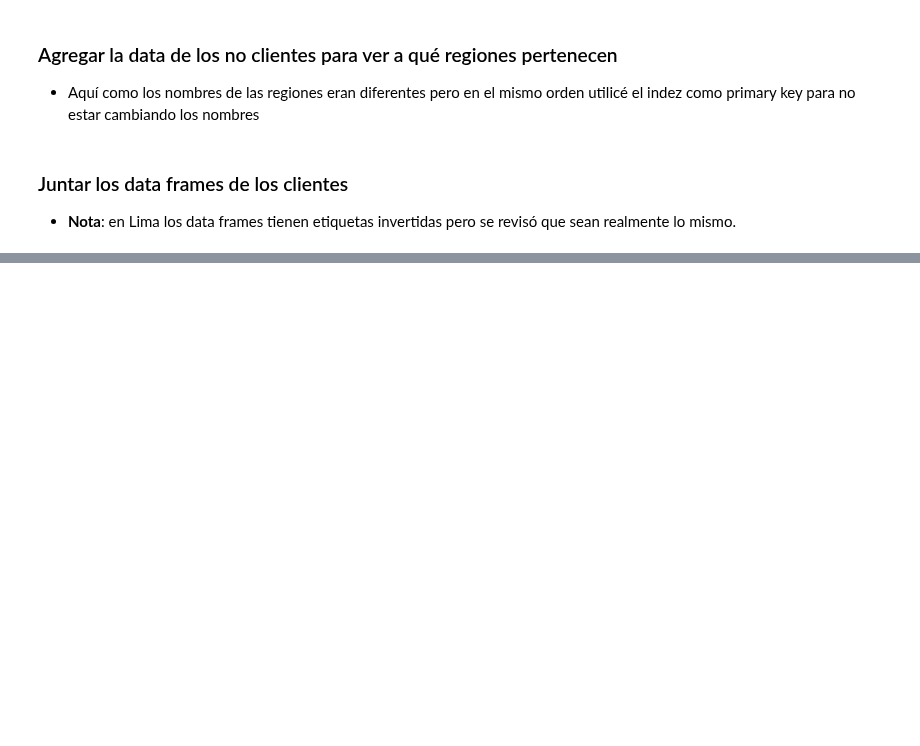
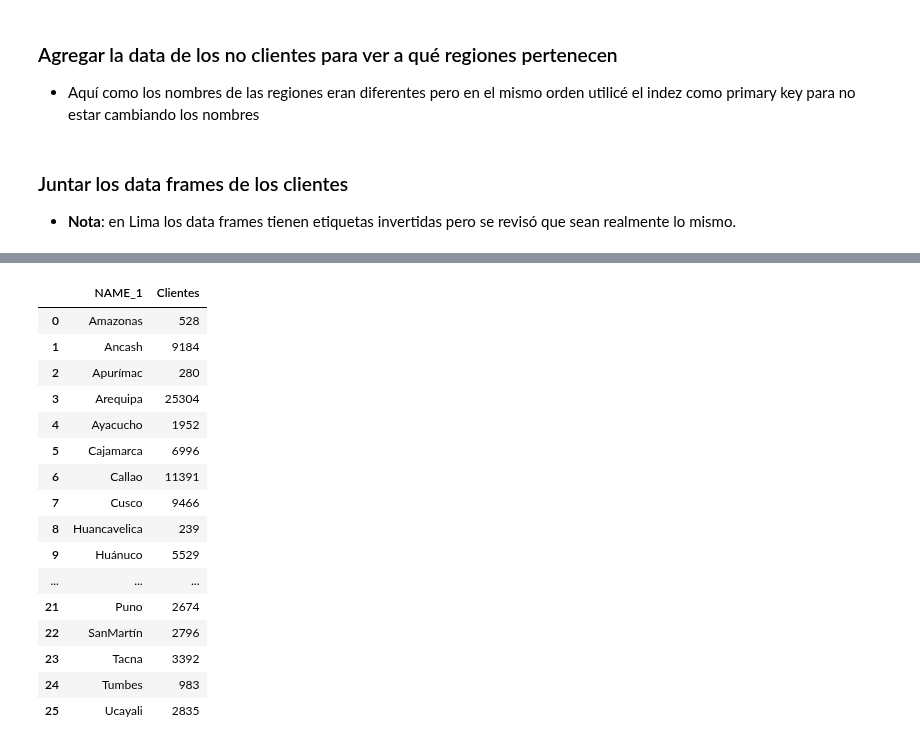
Before and after one commit to jsaraviadrago/Misc-Portfolio, a Jupyter notebook: Script_Peru_region_map.ipynb, the cells around one changed output, grey strips where cells are left out. Cells and saved outputs as stored; diff of their text form; code cells hidden in the pictures; blank space fills up the shorter version.

```diff
--- a/Script_Peru_region_map.ipynb
+++ b/Script_Peru_region_map.ipynb
@@ -102,0 +106,21 @@ plt.show()
+# %%
+Clientes_resumen = data_final[['NAME_1', 'Clientes']]
+Clientes_resumen
+# %% [output]
+|  | NAME_1 | Clientes |
+| 0 | Amazonas | 528 |
+| 1 | Ancash | 9184 |
+| 2 | Apurímac | 280 |
+| 3 | Arequipa | 25304 |
+| 4 | Ayacucho | 1952 |
+| 5 | Cajamarca | 6996 |
+| 6 | Callao | 11391 |
+| 7 | Cusco | 9466 |
+| 8 | Huancavelica | 239 |
+| 9 | Huánuco | 5529 |
+| ... | ... | ... |
+| 21 | Puno | 2674 |
+| 22 | SanMartín | 2796 |
+| 23 | Tacna | 3392 |
+| 24 | Tumbes | 983 |
+| 25 | Ucayali | 2835 |
```
Also changed, not shown: parts of 6 cells of this notebook.
